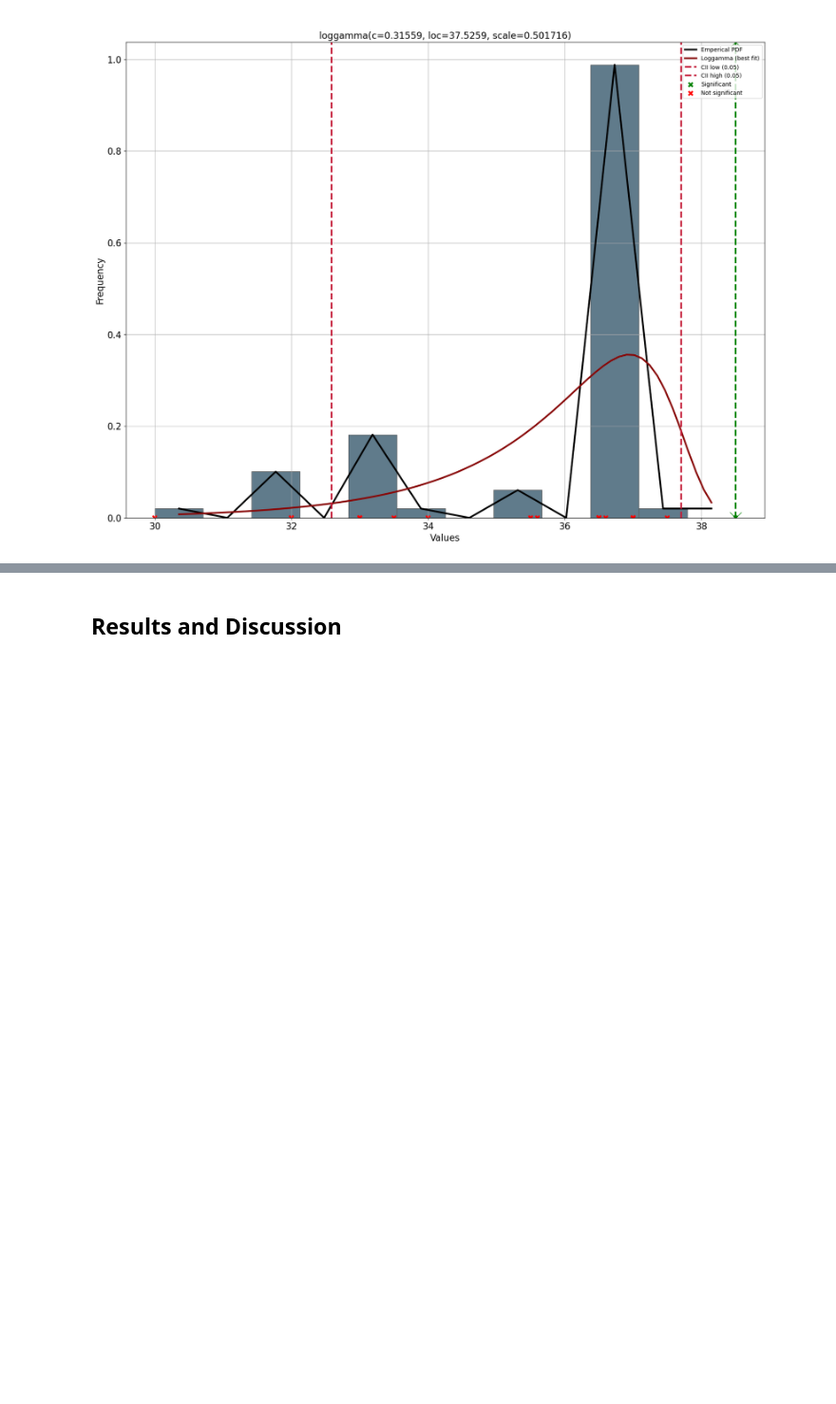
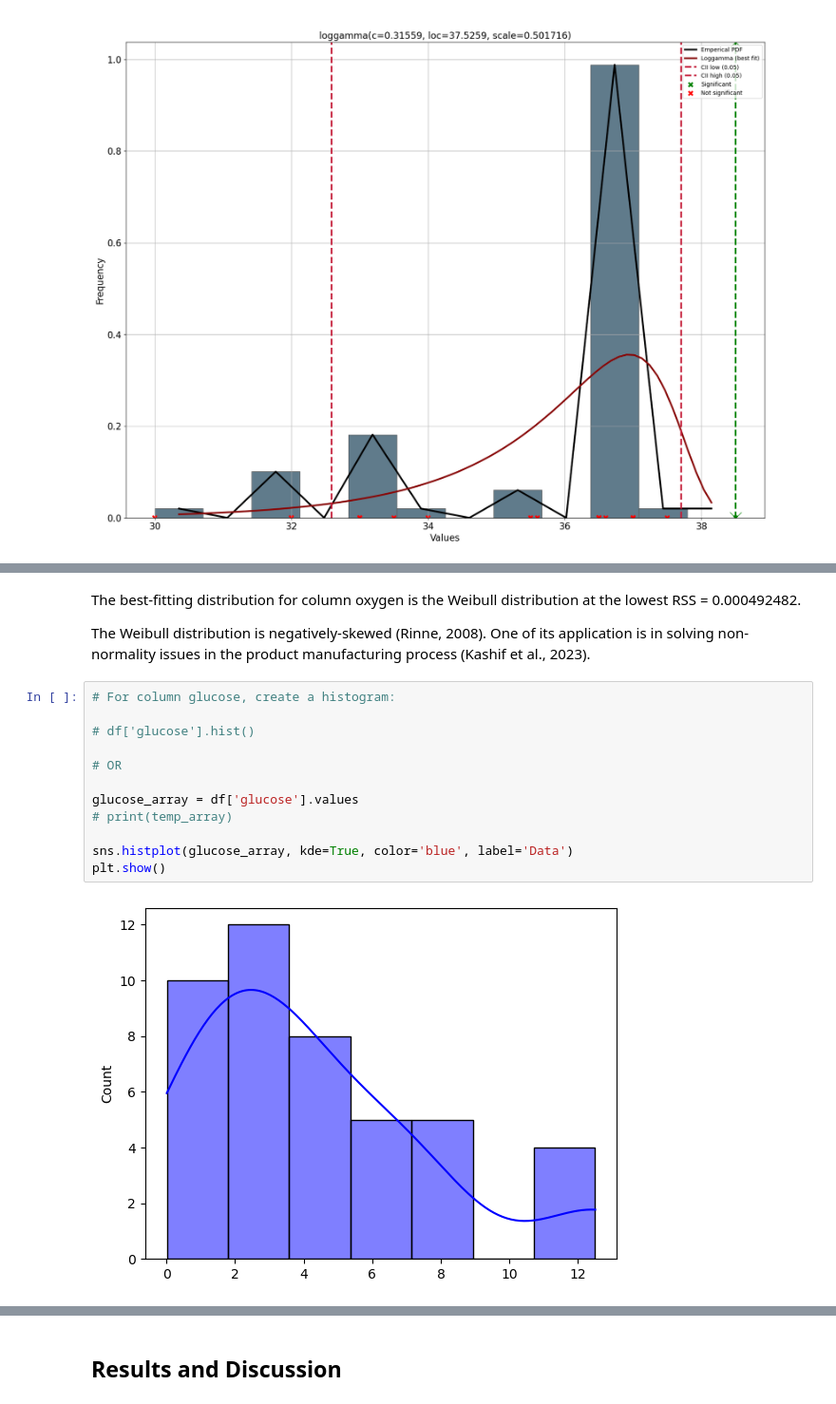
Before and after one commit to nurbujang/1progdaw23, a Jupyter notebook: project1.ipynb, the cells around one changed output, grey strips where cells are left out. Shown at 95% size. Drawn from its saved outputs; the diff is of its cells as text; blank space fills up the shorter version.

```diff
--- a/project1.ipynb
+++ b/project1.ipynb
@@ -252,0 +304,18 @@ According to Chan (1993), it is a poritively-skewed distribution
+# %% [markdown]
+The best-fitting distribution for column oxygen is the Weibull distribution at the lowest RSS = 0.000492482.
+
+The Weibull distribution is negatively-skewed (Rinne, 2008). One of its application is in solving non-normality issues in the product manufacturing process (Kashif et al., 2023).
+# %%
+# For column glucose, create a histogram:
+
+# df['glucose'].hist()
+
+# OR
+
+glucose_array = df['glucose'].values
+# print(temp_array)
+
+sns.histplot(glucose_array, kde=True, color='blue', label='Data')
+plt.show()
+# %% [output]
+[figure, added]
```
Also changed, not shown: parts of 13 cells of this notebook.
